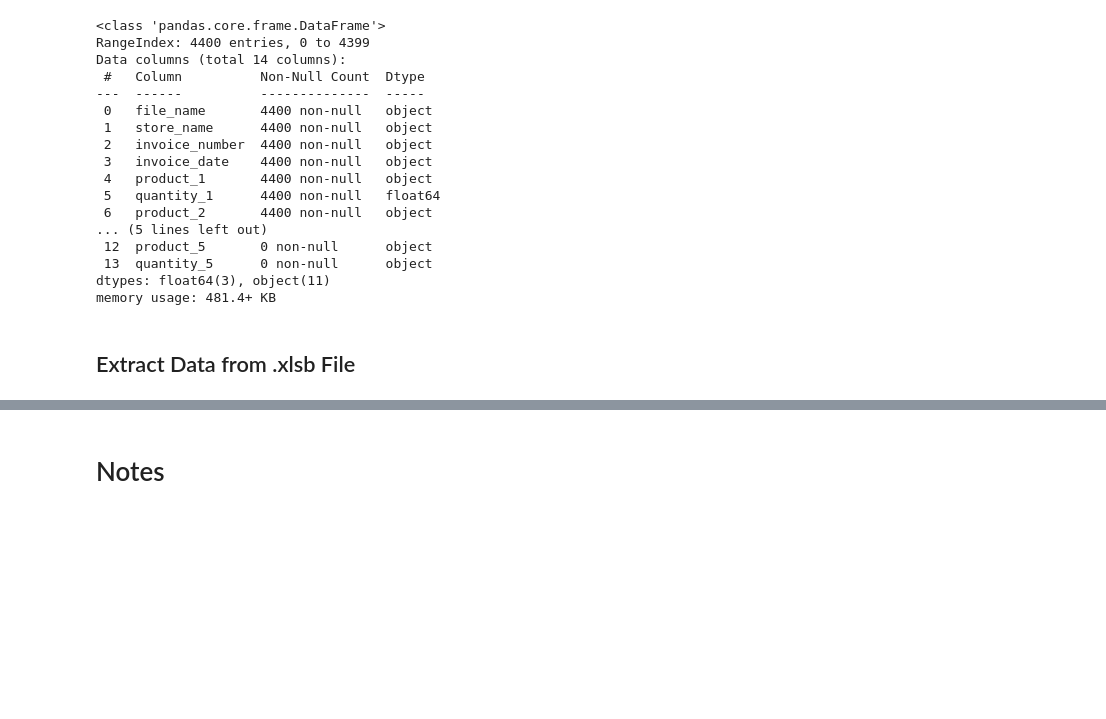
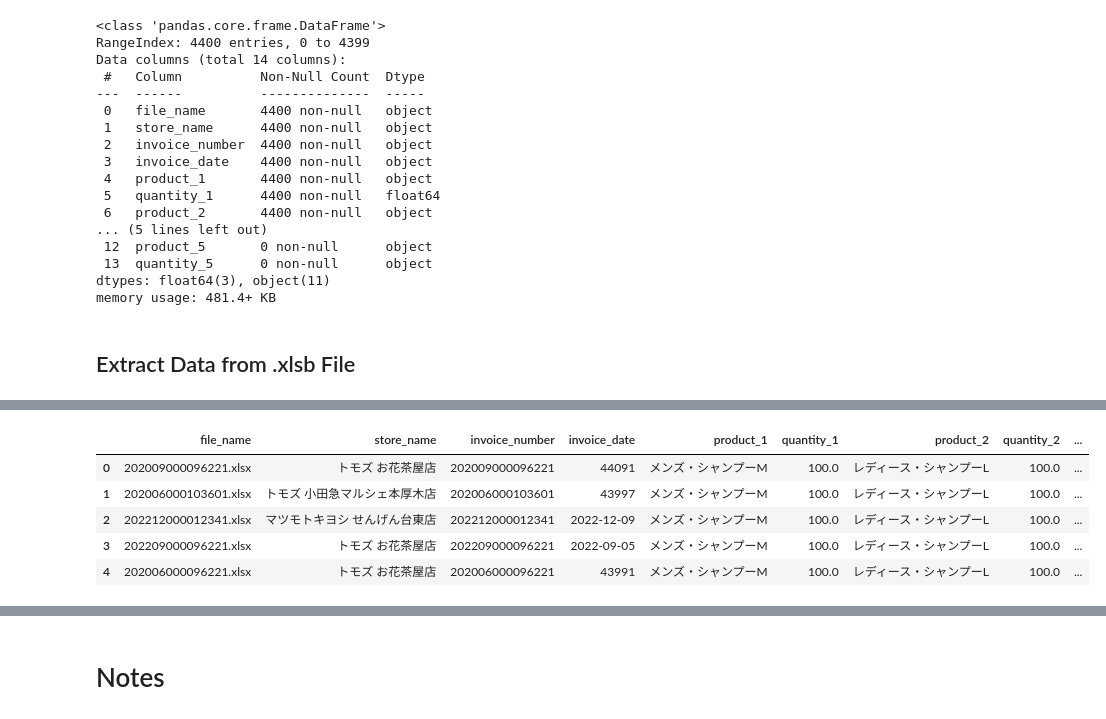
Before and after one commit to Kensuzuki95/EY_Assignment, a Jupyter notebook: EY_Assignment.ipynb, the cells around one changed output, grey strips where cells are left out. Saved outputs shown, nothing was run; the diff lists cells and outputs as text; code cells hidden in the pictures; blank space fills up the shorter version.

```diff
--- a/EY_Assignment.ipynb
+++ b/EY_Assignment.ipynb
@@ -269,0 +265,5 @@ Empty DataFrame
+# %%
+# Remove Unnecesarry Columns
+invoice_df.columns
+invoice_df.drop(['product_4', 'quantity_4', 'product_5', 'quantity_5'], axis = 'columns', inplace = True)
+invoice_df.info()
@@ -269,0 +331,45 @@ Empty DataFrame
+# %%
+def data_cleansing(string):
+    # Convert set to string
+    if isinstance(string, set):
+        string = list(string)[0]
+
+    # Convert value to string
+    string = str(string)
+
+    # Remove curly brackets
+    string = string.replace('{', '').replace('}', '')
+
+    # Remove specific strings
+    string = string.replace('御中', '')
+    string = string.replace('請求番号', '')
+    string = string.replace('請求日', '')
+
+    # Remove specific characters
+    string = string.replace(':', '')
+    string = string.replace(',', '')
+    string = string.replace('/', '-')
+
+    # Remove double spacing
+    string = ' '.join(string.split())
+
+    # Convert float to integer
+    #try:
+    #    string = str(int(float(string)))
+    #except ValueError:
+    #    pass
+
+    return string
+# %%
+# Apply the function to the DataFrame column
+invoice_df['store_name'] = invoice_df['store_name'].apply(data_cleansing)
+invoice_df['invoice_number'] = invoice_df['invoice_number'].apply(data_cleansing)
+invoice_df['invoice_date'] = invoice_df['invoice_date'].apply(data_cleansing)
+invoice_df.head()
+# %% [output]
+|  | file_name | store_name | invoice_number | invoice_date | product_1 | quantity_1 | product_2 | quantity_2 | ... |
+| 0 | 202009000096221.xlsx | トモズ お花茶屋店 | 202009000096221 | 44091 | メンズ・シャンプーM | 100.0 | レディース・シャンプーL | 100.0 | ... |
+| 1 | 202006000103601.xlsx | トモズ 小田急マルシェ本厚木店 | 202006000103601 | 43997 | メンズ・シャンプーM | 100.0 | レディース・シャンプーL | 100.0 | ... |
+| 2 | 202212000012341.xlsx | マツモトキヨシ せんげん台東店 | 202212000012341 | 2022-12-09 | メンズ・シャンプーM | 100.0 | レディース・シャンプーL | 100.0 | ... |
+| 3 | 202209000096221.xlsx | トモズ お花茶屋店 | 202209000096221 | 2022-09-05 | メンズ・シャンプーM | 100.0 | レディース・シャンプーL | 100.0 | ... |
+| 4 | 202006000096221.xlsx | トモズ お花茶屋店 | 202006000096221 | 43991 | メンズ・シャンプーM | 100.0 | レディース・シャンプーL | 100.0 | ... |
```
Also changed, not shown: parts of 20 cells of this notebook.
